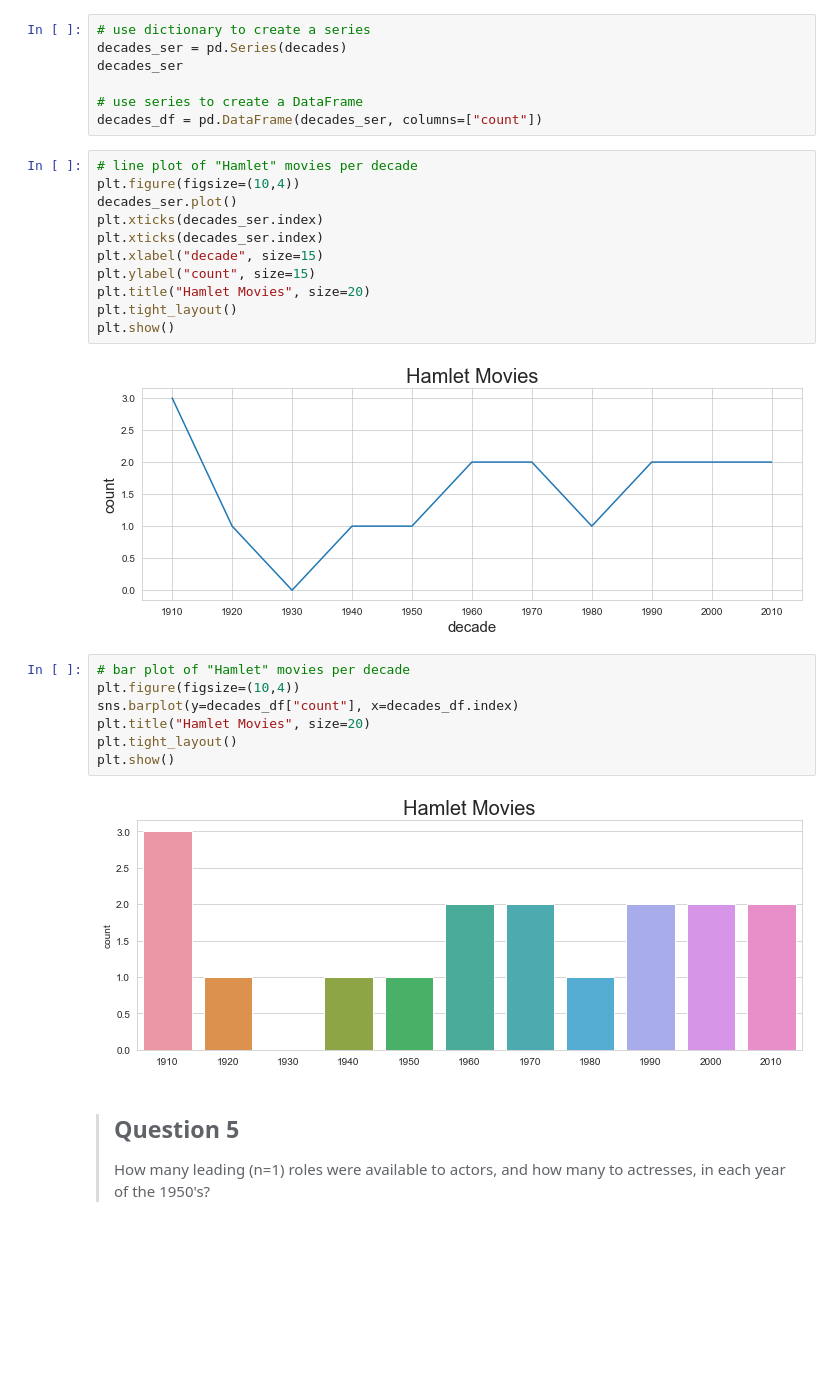
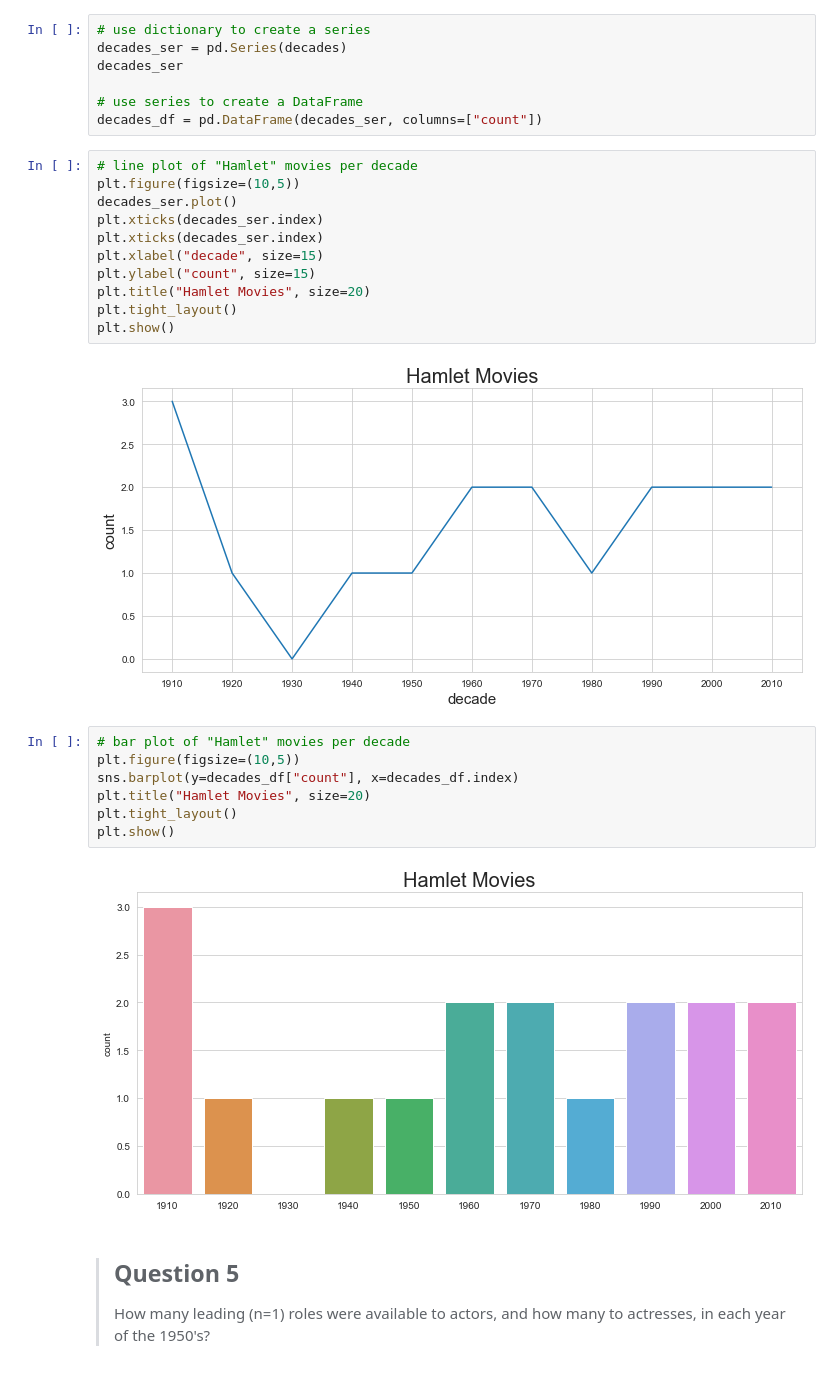
Before and after one commit to adiy55/1SA-Final-Project, a Jupyter notebook: 1SA Final Project pt.2.ipynb, the cells around one changed output. Saved outputs shown, nothing was run; the diff lists cells and outputs as text; blank space fills up the shorter version.

Commit message:
Change plot sizes

```diff
--- a/1SA Final Project pt.2.ipynb
+++ b/1SA Final Project pt.2.ipynb
@@ -189,26 +189,26 @@ decades_ser
 decades_df = pd.DataFrame(decades_ser, columns=["count"])
 # %%
 # line plot of "Hamlet" movies per decade
-plt.figure(figsize=(10,4))
+plt.figure(figsize=(10,5))
 decades_ser.plot()
 plt.xticks(decades_ser.index)
 plt.xticks(decades_ser.index)
 plt.xlabel("decade", size=15)
 plt.ylabel("count", size=15)
 plt.title("Hamlet Movies", size=20)
 plt.tight_layout()
 plt.show()
 # %% [output]
-[figure, old version]
+[figure, new version]
 # %%
 # bar plot of "Hamlet" movies per decade
-plt.figure(figsize=(10,4))
+plt.figure(figsize=(10,5))
 sns.barplot(y=decades_df["count"], x=decades_df.index)
 plt.title("Hamlet Movies", size=20)
 plt.tight_layout()
 plt.show()
 # %% [output]
-[figure, old version]
+[figure, new version]
 # %% [markdown]
 > ## Question 5
 > How many leading (n=1) roles were available to actors, and how many to actresses, in each year of the 1950's?
```
Also changed, not shown: parts of 1 cell of this notebook.
